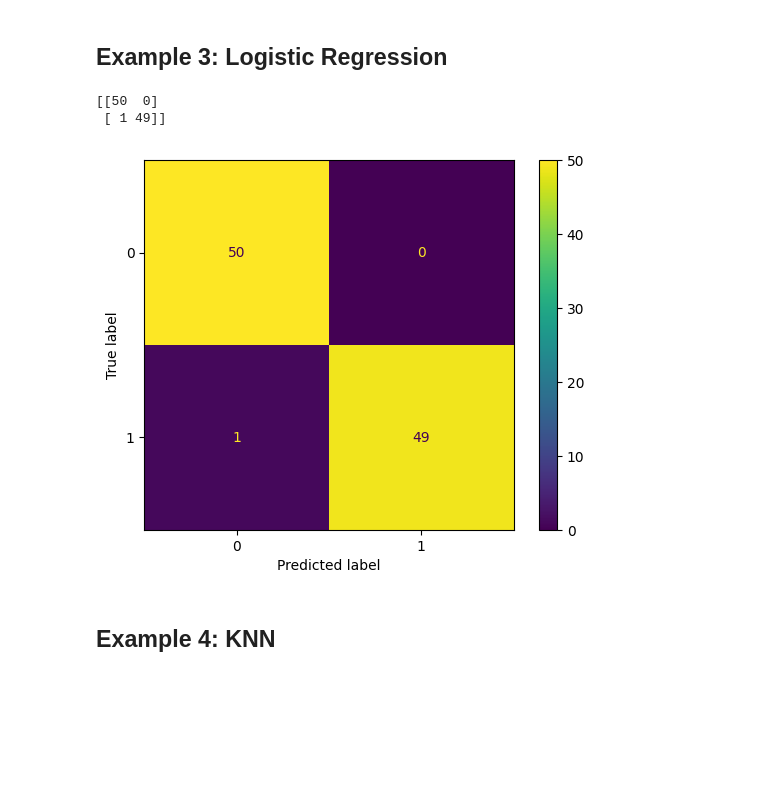
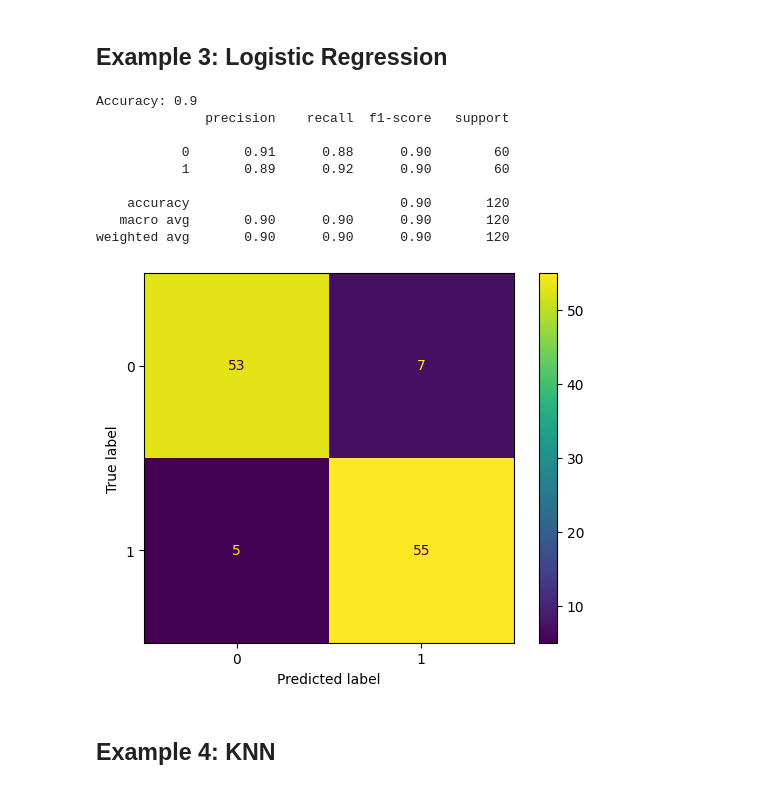
Before and after one commit to Sharaiz333/AI, a Jupyter notebook: Sharaiz_57288_ClassActivity.ipynb, the cells around one changed output. Drawn from its saved outputs; the diff is of its cells as text; code cells hidden in the pictures; blank space fills up the shorter version.

```diff
--- a/Sharaiz_57288_ClassActivity.ipynb
+++ b/Sharaiz_57288_ClassActivity.ipynb
@@ -41,23 +63,31 @@ plt.show()
 # %%
 from sklearn.datasets import make_classification
 from sklearn.linear_model import LogisticRegression
 
-X, y = make_classification(n_samples=100, n_features=4, random_state=42)
+X, y = make_classification(n_samples=120, n_features=4, random_state=42)
 
 model = LogisticRegression()
 model.fit(X, y)
 
 y_pred = model.predict(X)
 
+print("Accuracy:", accuracy_score(y, y_pred))
+print(classification_report(y, y_pred))
+
 cm = confusion_matrix(y, y_pred)
-print(cm)
-
 ConfusionMatrixDisplay(cm).plot()
 plt.show()
 # %% [output]
-[[50  0]
- [ 1 49]]
+Accuracy: 0.9
+              precision    recall  f1-score   support
+
+           0       0.91      0.88      0.90        60
+           1       0.89      0.92      0.90        60
+
+    accuracy                           0.90       120
+   macro avg       0.90      0.90      0.90       120
+weighted avg       0.90      0.90      0.90       120
-[figure, old version]
+[figure, new version]
 # %% [markdown]
 ## Example 4: KNN
 # %%
```
Also changed, not shown: parts of 10 cells of this notebook.
